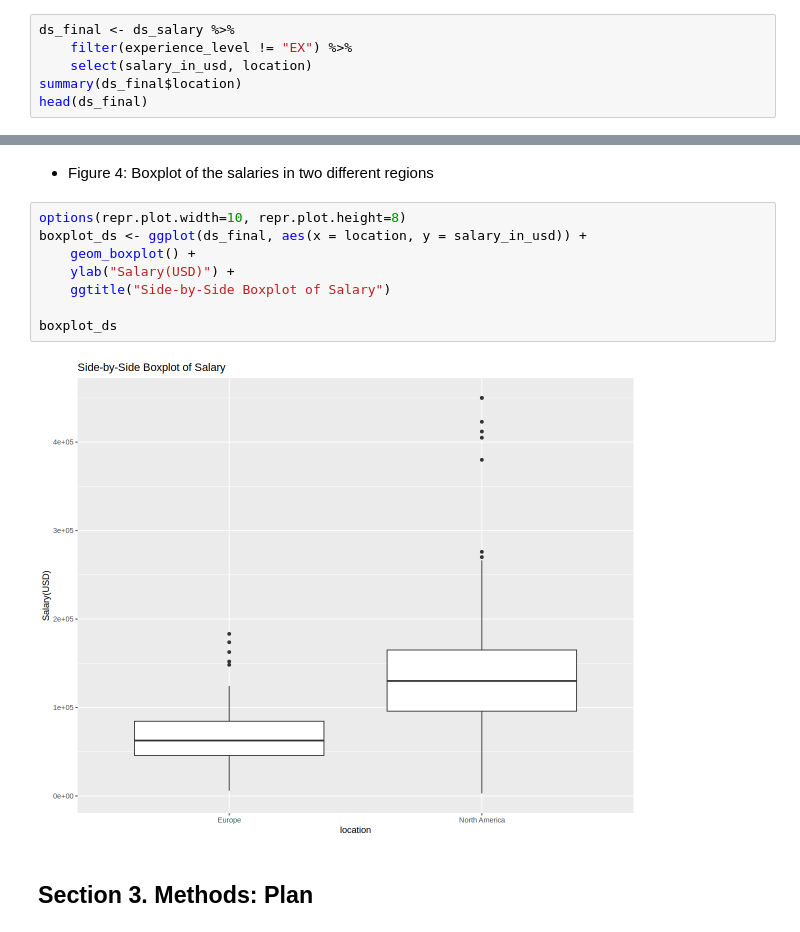
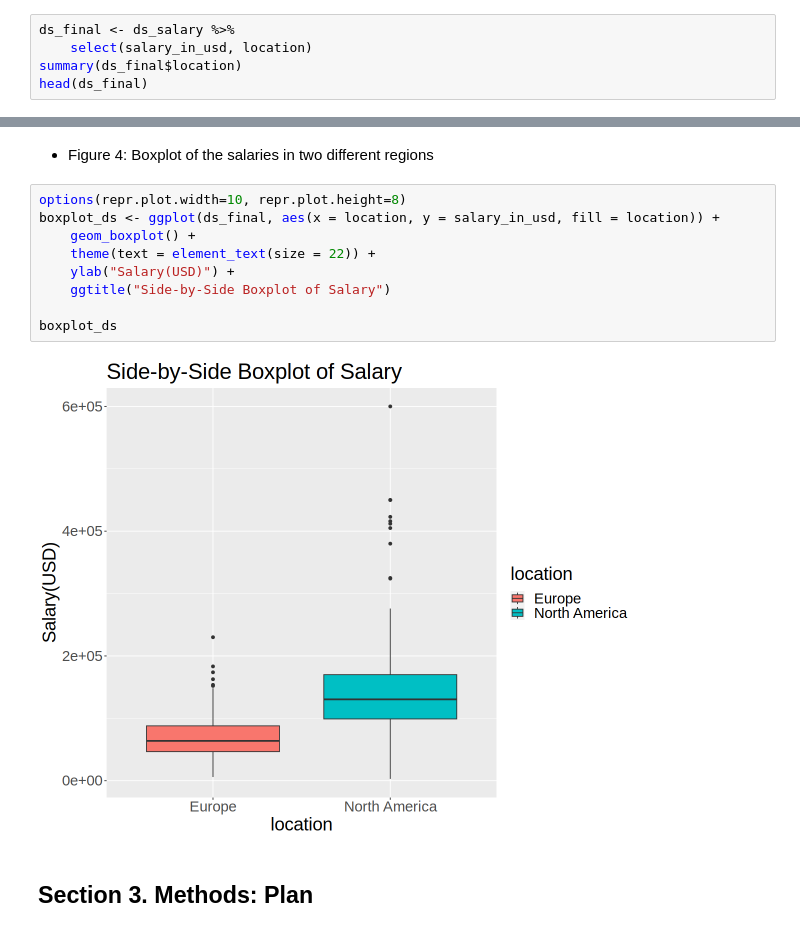
Before and after one commit to ScottCY/Hypothesis-Testing-New-York-City-Airbnb-booking-Prices, a Jupyter notebook: Proposal stat201.ipynb, the cells around one changed output, grey strips where cells are left out. Drawn from its saved outputs; the diff is of its cells as text.

```diff
--- a/Proposal stat201.ipynb
+++ b/Proposal stat201.ipynb
@@ -70,6 +61,5 @@ Looking at other factors in our dataset, we think the experience_level might be
 # %%
 ds_final <- ds_salary %>%
-    filter(experience_level != "EX") %>%
     select(salary_in_usd, location)
 summary(ds_final$location)
 head(ds_final)
@@ -134,13 +126,14 @@ For hypothesis testing, solely looking at the mean is not enough as there is als
 * Figure 4: Boxplot of the salaries in two different regions
 # %%
 options(repr.plot.width=10, repr.plot.height=8)
-boxplot_ds <- ggplot(ds_final, aes(x = location, y = salary_in_usd)) +
+boxplot_ds <- ggplot(ds_final, aes(x = location, y = salary_in_usd, fill = location)) +
     geom_boxplot() +
+    theme(text = element_text(size = 22)) +
     ylab("Salary(USD)") +
     ggtitle("Side-by-Side Boxplot of Salary")
 
 boxplot_ds
 # %% [output]
-[figure, old version]
+[figure, new version]
 # %% [markdown]
 ## Section 3. Methods: Plan
```
Also changed, not shown: parts of 7 cells of this notebook.
